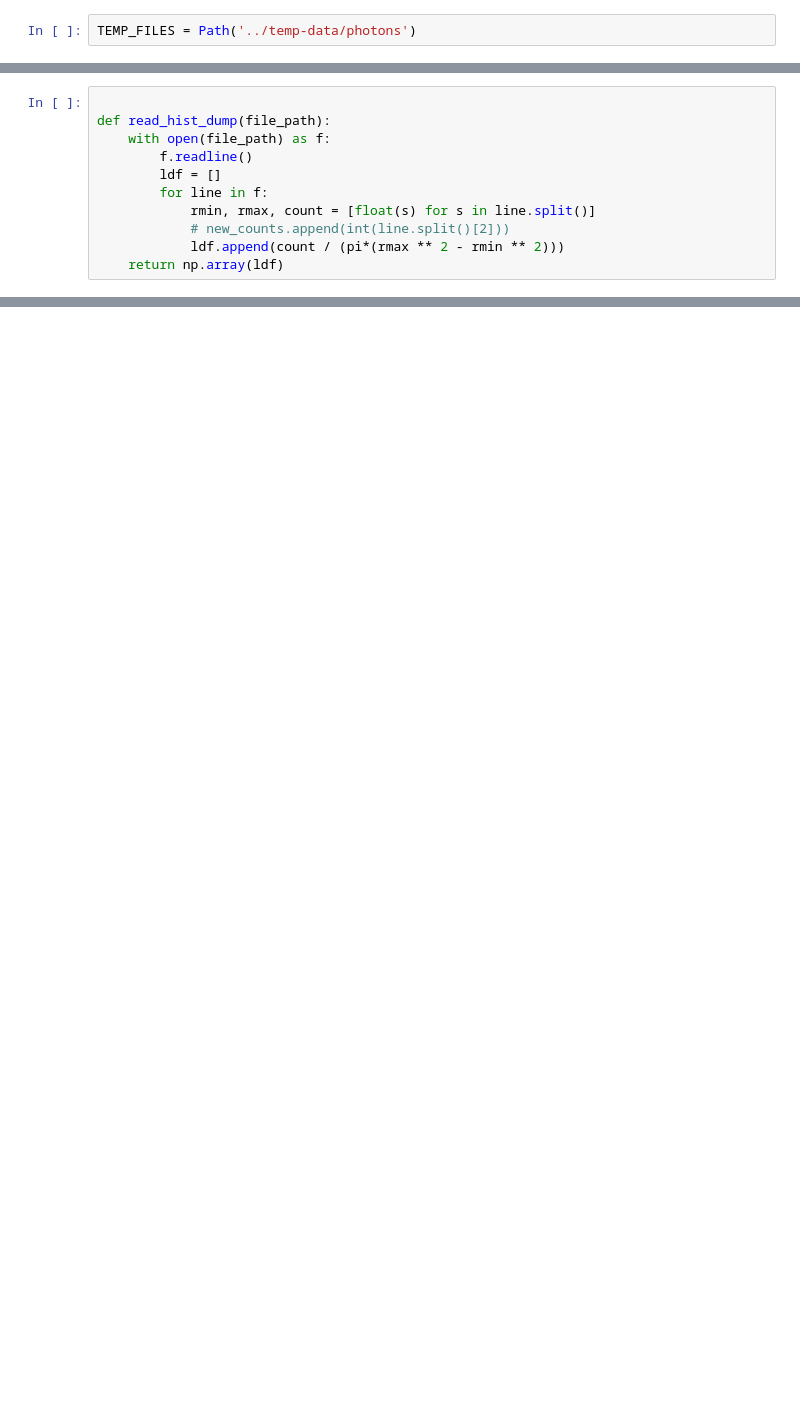
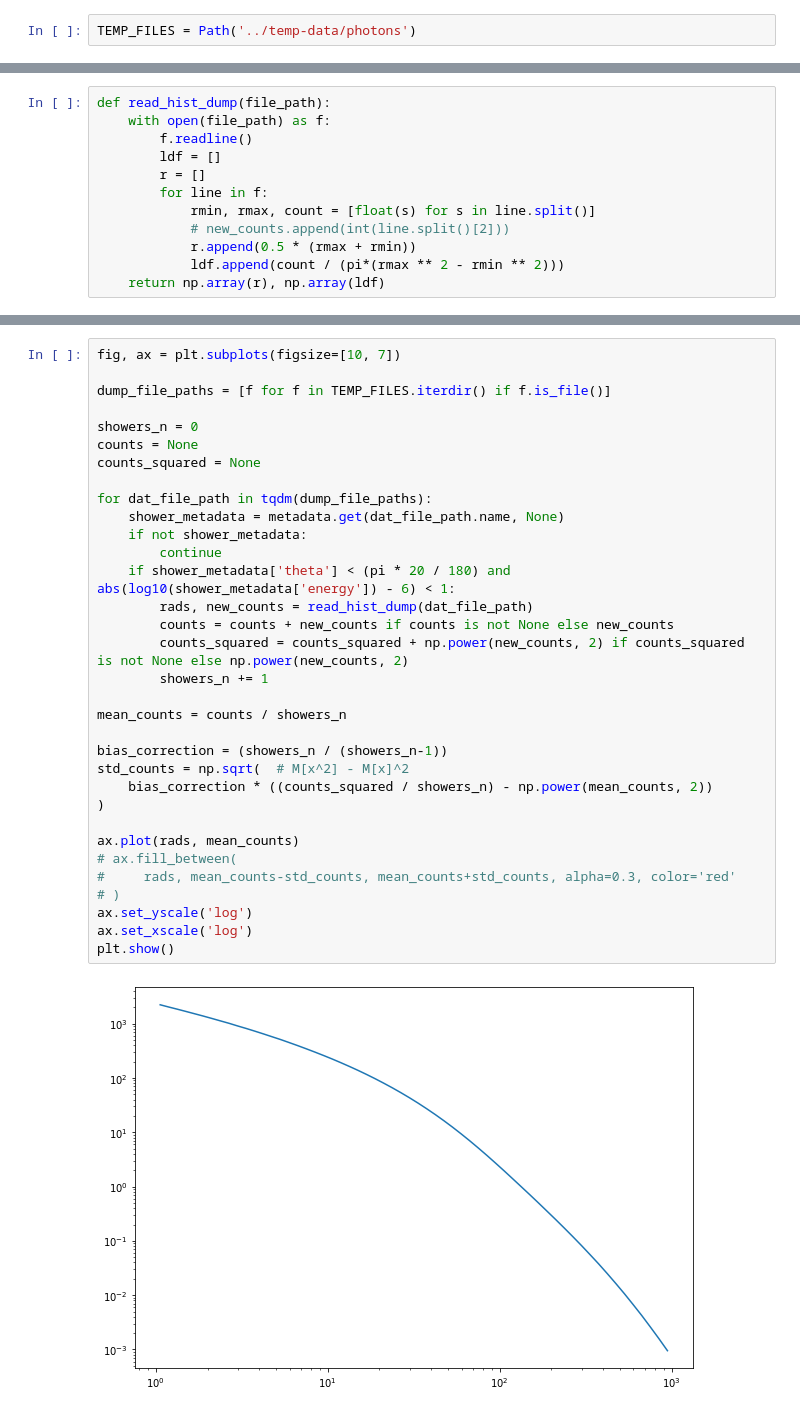
Before and after one commit to nj-vs-vh/pyCOAST, a Jupyter notebook: carpet-scripts/aggregated_ldf_local.ipynb, the cells around one changed output, grey strips where cells are left out. Saved outputs shown, nothing was run; the diff lists cells and outputs as text; blank space fills up the shorter version.

```diff
--- a/carpet-scripts/aggregated_ldf_local.ipynb
+++ b/carpet-scripts/aggregated_ldf_local.ipynb
@@ -16,11 +27,12 @@ with open(TEMP_FILES / 'meta.dat') as metadata_file:
 # %%
-
 def read_hist_dump(file_path):
     with open(file_path) as f:
         f.readline()
         ldf = []
+        r = []
         for line in f:
             rmin, rmax, count = [float(s) for s in line.split()]
             # new_counts.append(int(line.split()[2]))
+            r.append(0.5 * (rmax + rmin))
             ldf.append(count / (pi*(rmax ** 2 - rmin ** 2)))
-    return np.array(ldf)
+    return np.array(r), np.array(ldf)
@@ -38,0 +39,35 @@ plt.show()
+# %%
+fig, ax = plt.subplots(figsize=[10, 7])
+
+dump_file_paths = [f for f in TEMP_FILES.iterdir() if f.is_file()]
+
+showers_n = 0
+counts = None
+counts_squared = None
+
+for dat_file_path in tqdm(dump_file_paths):
+    shower_metadata = metadata.get(dat_file_path.name, None)
+    if not shower_metadata:
+        continue
+    if shower_metadata['theta'] < (pi * 20 / 180) and abs(log10(shower_metadata['energy']) - 6) < 1:
+        rads, new_counts = read_hist_dump(dat_file_path)
+        counts = counts + new_counts if counts is not None else new_counts
+        counts_squared = counts_squared + np.power(new_counts, 2) if counts_squared is not None else np.power(new_counts, 2)
+        showers_n += 1
+
+mean_counts = counts / showers_n
+
+bias_correction = (showers_n / (showers_n-1))
+std_counts = np.sqrt(  # M[x^2] - M[x]^2
+    bias_correction * ((counts_squared / showers_n) - np.power(mean_counts, 2))
+)
+
+ax.plot(rads, mean_counts)
+# ax.fill_between(
+#     rads, mean_counts-std_counts, mean_counts+std_counts, alpha=0.3, color='red'
+# )
+ax.set_yscale('log')
+ax.set_xscale('log')
+plt.show()
+# %% [output]
+[figure, added]
```
Also changed, not shown: parts of 4 cells of this notebook.
